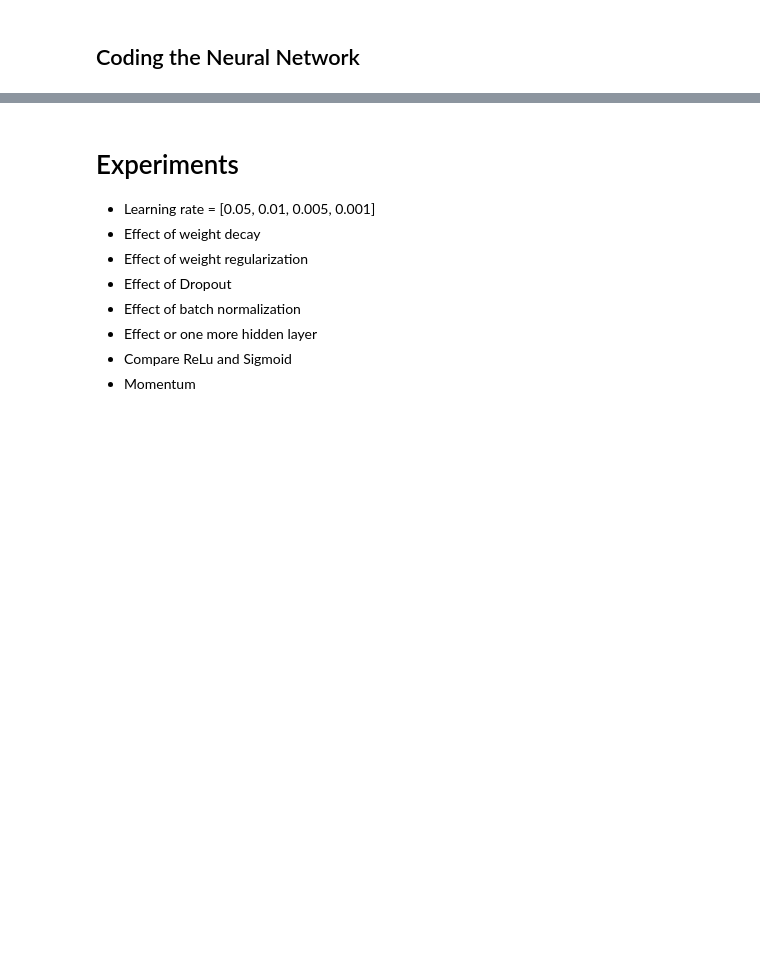
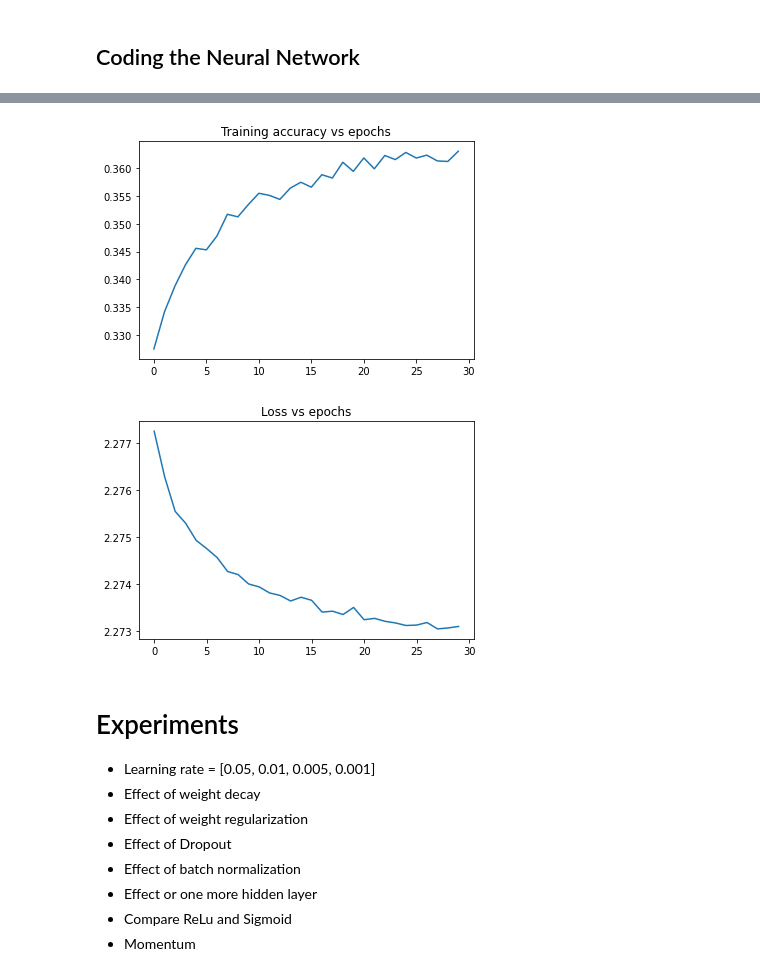
Before and after one commit to jhnliu/comp5349, a Jupyter notebook: COMP5349_Assignment_1_code.ipynb, the cells around one changed output, grey strips where cells are left out. Cells and saved outputs as stored; diff of their text form; code cells hidden in the pictures; blank space fills up the shorter version.

```diff
--- a/COMP5349_Assignment_1_code.ipynb
+++ b/COMP5349_Assignment_1_code.ipynb
@@ -497,15 +497,19 @@ for epoch in range(epochs):
         # Forward propagation
         # Use x_batch as the input
         # Eacher layer takes the output of the previous layer
+
+        # Block 1 with (Dense, Relu, Dropout)
         dense1.forward(x_batch)
         batch_norm1.forward(dense1.output)
         activation1.forward(batch_norm1.output)
         dropout1.forward(activation1.output)
 
+        # Block 2 with (Dense, Relu, Dropout)
         dense2.forward(dropout1.output)
         batch_norm2.forward(dense2.output)
         activation2.forward(batch_norm2.output)
 
+        # Block 3 with (Dense, Relu, Dropout)
         dense3.forward(activation2.output)
         activation3.forward(dense3.output)
 
@@ -555,13 +559,18 @@ for epoch in range(epochs):
     # dense2.forward(dropout1.output)
     # val_loss = loss_activation.forward(dense2.output, y_train)
 
+    # Block 1 with (Dense, Relu, Dropout)
     dense1.forward(X_train)
-    activation1.forward(dense1.output)
+    batch_norm1.forward(dense1.output)
+    activation1.forward(batch_norm1.output)
     dropout1.forward(activation1.output)
 
+    # Block 2 with (Dense, Relu, Dropout)
     dense2.forward(dropout1.output)
-    activation2.forward(dense2.output)
+    batch_norm2.forward(dense2.output)
+    activation2.forward(batch_norm2.output)
 
+    # Block 3 with (Dense, Relu, Dropout)
     dense3.forward(activation2.output)
     activation3.forward(dense3.output)
 
@@ -586,26 +595,26 @@ print("Done training")
 
 
 # Evaluate on the test set
-# dense1.forward(X_test)
-# activation1.forward(dense1.output)
-# dense2.forward(activation1.output)
-# loss = loss_activation.forward(dense2.output, y_test)
-# prediction = np.argmax(loss_activation.output, axis=1)
-# if len(y_test) == 2:
-#     y_test = np.argmax(y_test, axis=1)
-# accuracy = np.mean(y_test==prediction)
+dense1.forward(X_test)
+activation1.forward(dense1.output)
+dense2.forward(activation1.output)
+loss = loss_activation.forward(dense2.output, y_test)
+prediction = np.argmax(loss_activation.output, axis=1)
+if len(y_test) == 2:
+    y_test = np.argmax(y_test, axis=1)
+accuracy = np.mean(y_test==prediction)
 
-# print("Testing accuracy")
-# print("-"*50)
-# print(f"acc:{accuracy:.4f} |loss:{loss:.4f}")
+print("Testing accuracy")
+print("-"*50)
+print(f"acc:{accuracy:.4f} |loss:{loss:.4f}")
 
-# # Plot the accuracy and loss per epoch to see the training progress
-# plt.plot(acc_train)
-# plt.title("Training accuracy vs epochs")
-# plt.show()
+# Plot the accuracy and loss per epoch to see the training progress
+plt.plot(acc_train)
+plt.title("Training accuracy vs epochs")
+plt.show()
 
-# plt.plot(loss_train)
-# plt.title("Loss vs epochs")
-# plt.show()
+plt.plot(loss_train)
+plt.title("Loss vs epochs")
+plt.show()
 # %% [output]
 Finished 0 epochs...
@@ -624,3 +636,5 @@ Done training
+[figure, added]
+[figure, added]
 # %% [markdown]
 # Experiments
 
```
Also changed, not shown: parts of 1 cell of this notebook.
